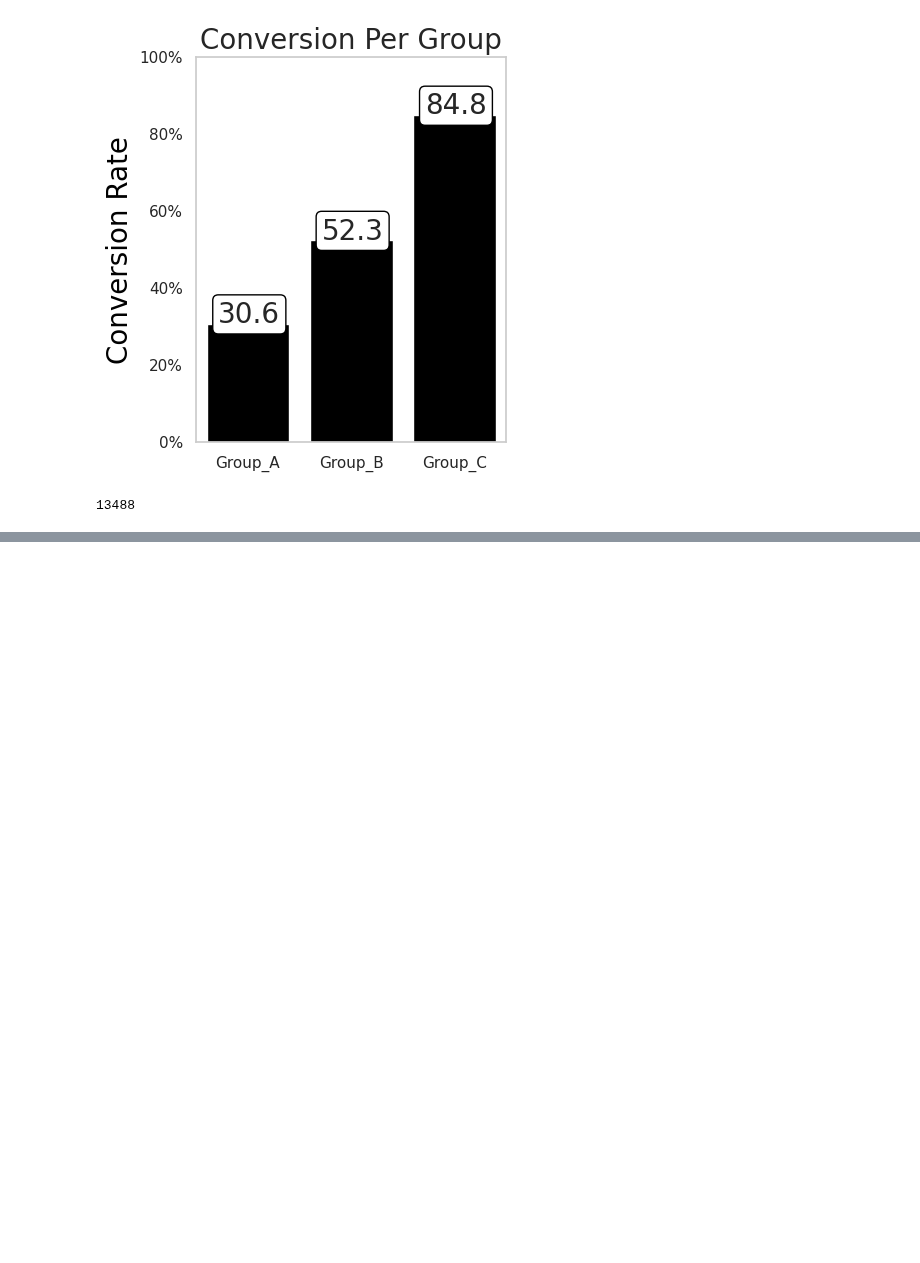
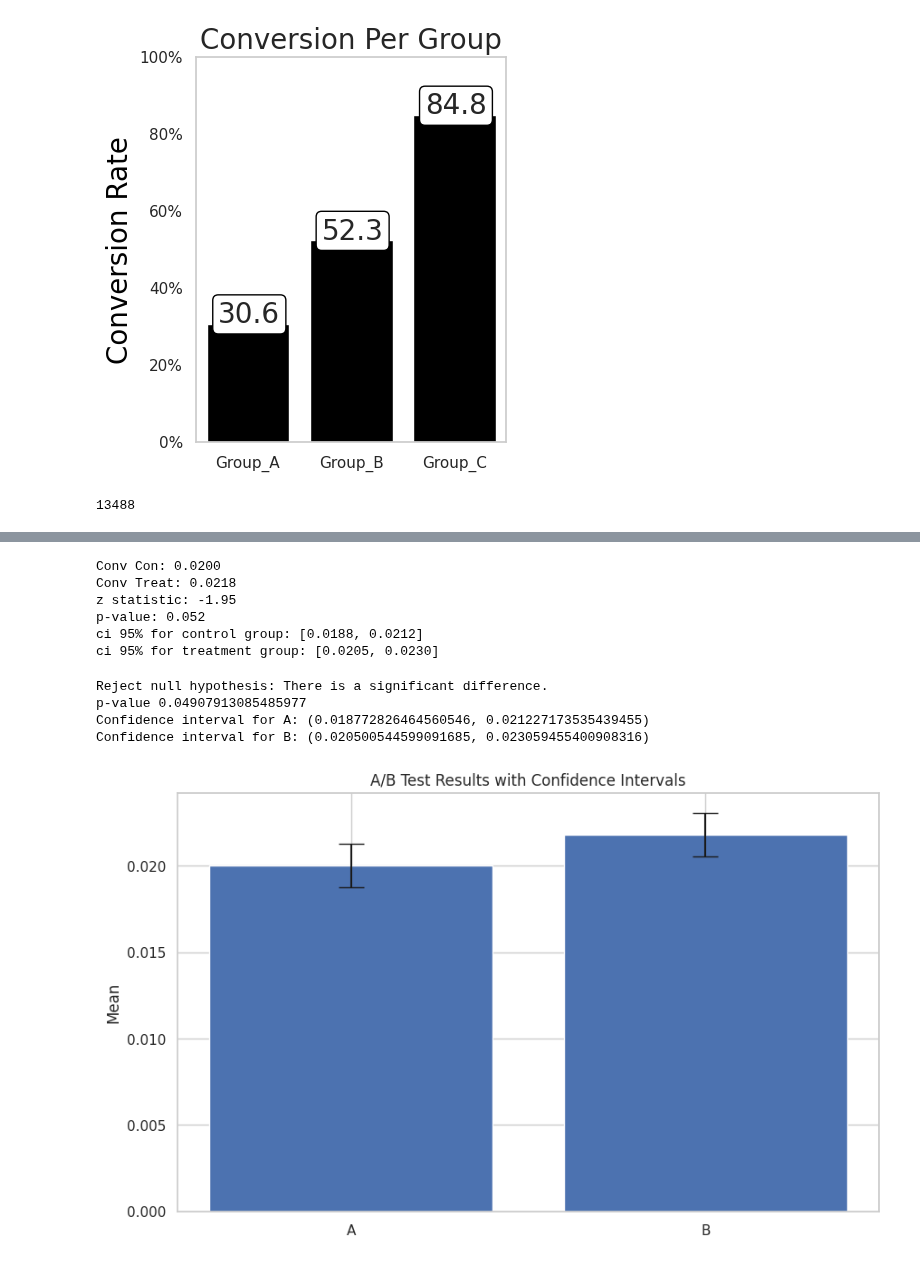
Before and after one commit to pparkitn/kaggle, a Jupyter notebook: conversion-curve-a-b-test.ipynb, the cells around one changed output, grey strips where cells are left out. Cells and saved outputs as stored; diff of their text form; code cells hidden in the pictures; blank space fills up the shorter version.

Commit message:
Kaggle Notebook | Conversion Curve A/B Test | Version 27

```diff
--- a/conversion-curve-a-b-test.ipynb
+++ b/conversion-curve-a-b-test.ipynb
@@ -237,0 +264,72 @@ print(required_n)
+# %%
+n_con = 50000
+n_treat = 50000
+
+suc_con = 1000
+suc_treat = 1088
+
+successes = [suc_con, suc_treat]
+nobs = [n_con, n_treat]
+
+z_stat, pval = proportions_ztest(successes, nobs=nobs)
+(lower_con, lower_treat), (upper_con, upper_treat) = proportion_confint(successes, nobs=nobs, alpha=0.05)
+
+print(f'Conv Con: {suc_con/n_con:.4f}')
+print(f'Conv Treat: {suc_treat/n_treat:.4f}')
+print(f'z statistic: {z_stat:.2f}')
+print(f'p-value: {pval:.3f}')
+print(f'ci 95% for control group: [{lower_con:.4f}, {upper_con:.4f}]')
+print(f'ci 95% for treatment group: [{lower_treat:.4f}, {upper_treat:.4f}]')
+# %% [output]
+Conv Con: 0.0200
+Conv Treat: 0.0218
+z statistic: -1.95
+p-value: 0.052
+ci 95% for control group: [0.0188, 0.0212]
+ci 95% for treatment group: [0.0205, 0.0230]
+# %%
+data_a = np.array(create_sequence(1000, 50000))
+data_b = np.array(create_sequence(1089, 50000))
+
+t_stat, p_value = stats.ttest_ind(data_a, data_b)
+alpha = 0.05  # Significance level
+
+if p_value < alpha:
+    print("Reject null hypothesis: There is a significant difference.")
+    print("p-value",p_value)
+else:
+    print("Fail to reject null hypothesis: No significant difference.")
+    print("p-value",p_value)
+
+confidence_level = 0.95
+
+# Calculate means and standard errors
+mean_a = np.mean(data_a)
+mean_b = np.mean(data_b)
+std_a = np.std(data_a, ddof=1)  # Use ddof=1 for sample standard deviation
+std_b = np.std(data_b, ddof=1)
+n_a = len(data_a)
+n_b = len(data_b)
+
+# Calculate standard errors
+se_a = std_a / np.sqrt(n_a)
+se_b = std_b / np.sqrt(n_b)
+
+# Calculate confidence intervals
+ci_a = stats.t.interval(confidence_level, df=n_a - 1, loc=mean_a, scale=se_a)
+ci_b = stats.t.interval(confidence_level, df=n_b - 1, loc=mean_b, scale=se_b)
+
+print(f"Confidence interval for A: {ci_a}")
+print(f"Confidence interval for B: {ci_b}")
+
+plt.figure(figsize=(10, 6))
+plt.bar(['A', 'B'], [mean_a, mean_b], yerr=[(mean_a - ci_a[0], ci_a[1] - mean_a), (mean_b - ci_b[0], ci_b[1] - mean_b)], capsize=10)
+plt.ylabel('Mean')
+plt.title('A/B Test Results with Confidence Intervals')
+plt.show()
+# %% [output]
+Reject null hypothesis: There is a significant difference.
+p-value 0.04907913085485977
+Confidence interval for A: (0.018772826464560546, 0.021227173535439455)
+Confidence interval for B: (0.020500544599091685, 0.023059455400908316)
+[figure, added]
```
Also changed, not shown: parts of 3 cells of this notebook.
